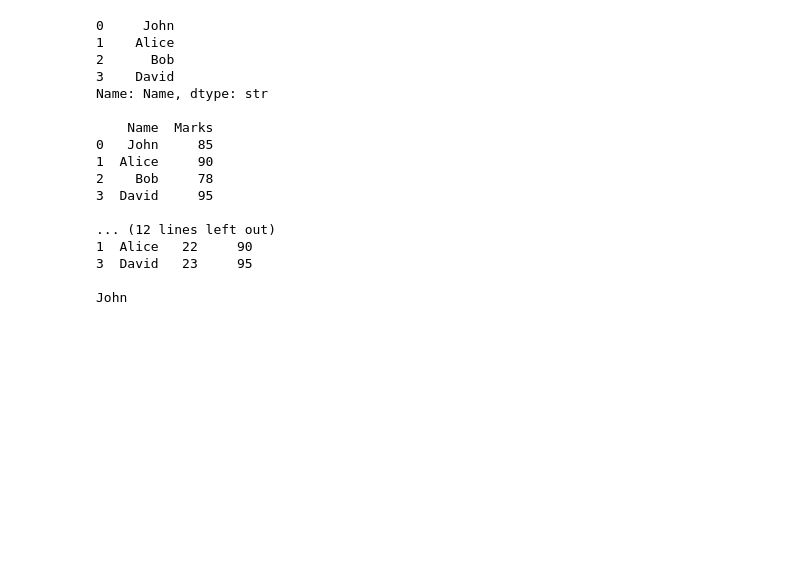
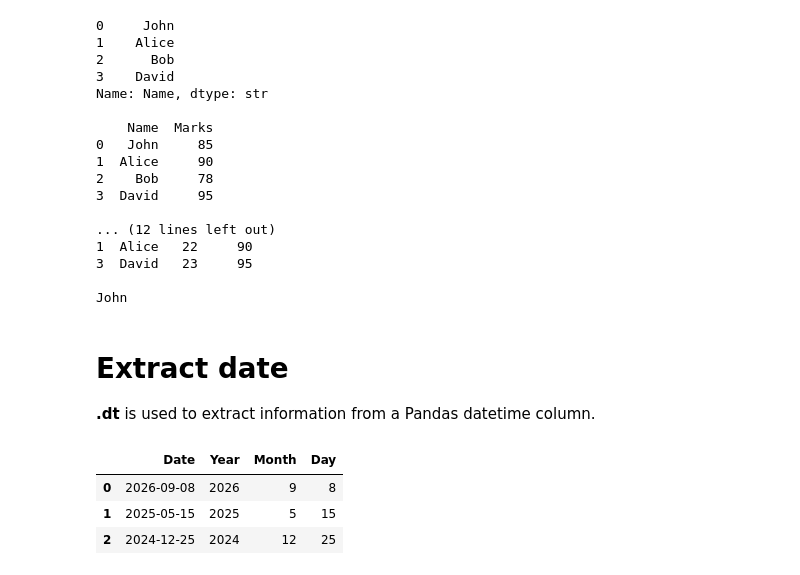
Before and after one commit to ThirumaleshV/AIE, a Jupyter notebook: corizo.ipynb, the cells around one changed output. Cells and saved outputs as stored; diff of their text form; code cells hidden in the pictures; blank space fills up the shorter version.

Commit message:
Extract Date & Time Columns

```diff
--- a/corizo.ipynb
+++ b/corizo.ipynb
@@ -2855,3 +2855,28 @@ Name: Name, dtype: str
 3  David   23     95
 
 John
+# %% [markdown]
+# Extract date
+
+**.dt** is used to extract information from a Pandas datetime column.
+# %%
+import pandas as pd
+
+df = pd.DataFrame({
+    "Date": ["2026-09-08", "2025-05-15", "2024-12-25"]
+})
+
+# Convert to datetime
+df["Date"] = pd.to_datetime(df["Date"])
+
+# Extract features
+df["Year"] = df["Date"].dt.year
+df["Month"] = df["Date"].dt.month
+df["Day"] = df["Date"].dt.day
+
+df
+# %% [output]
+|  | Date | Year | Month | Day |
+| 0 | 2026-09-08 | 2026 | 9 | 8 |
+| 1 | 2025-05-15 | 2025 | 5 | 15 |
+| 2 | 2024-12-25 | 2024 | 12 | 25 |
```
Also changed, not shown: parts of 2 cells of this notebook.
